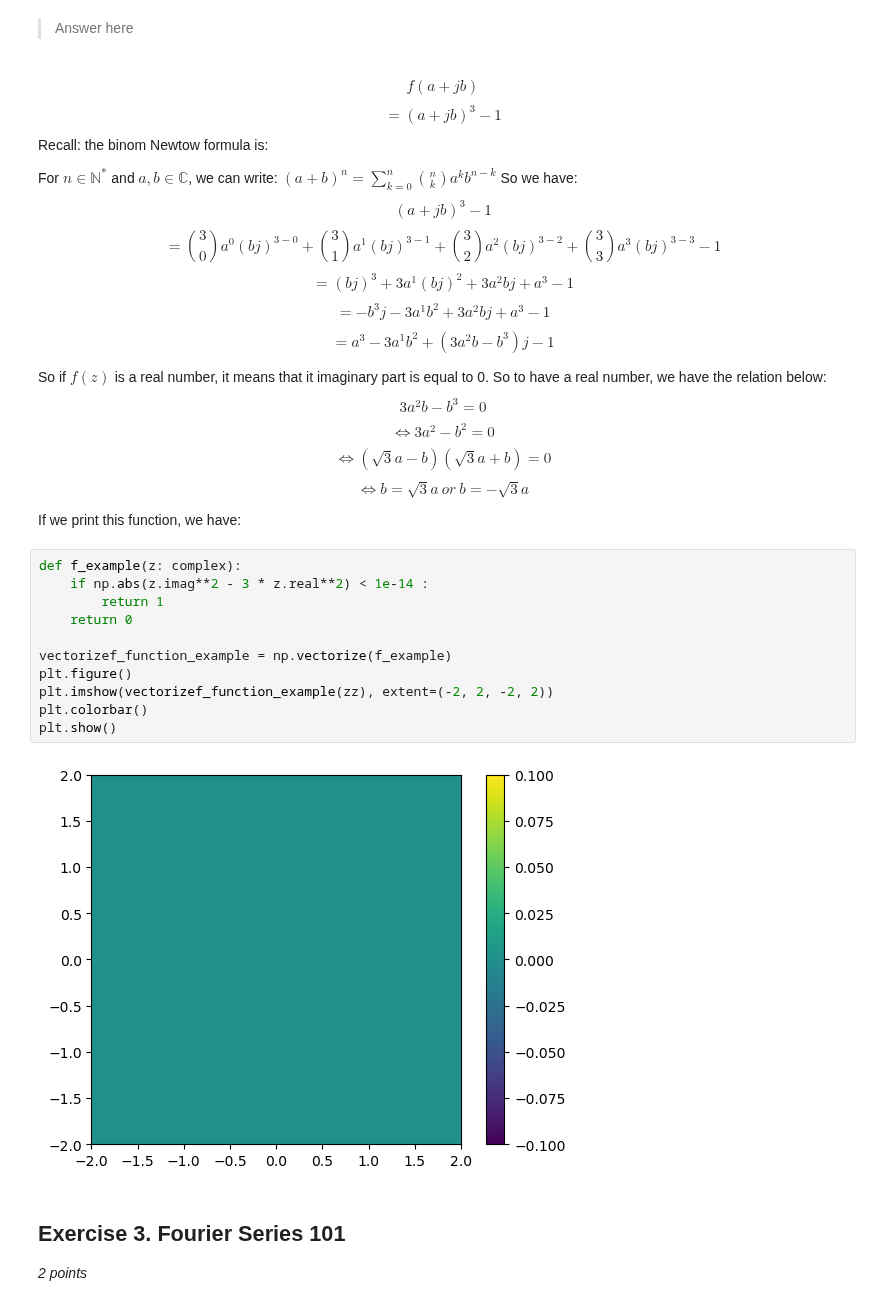
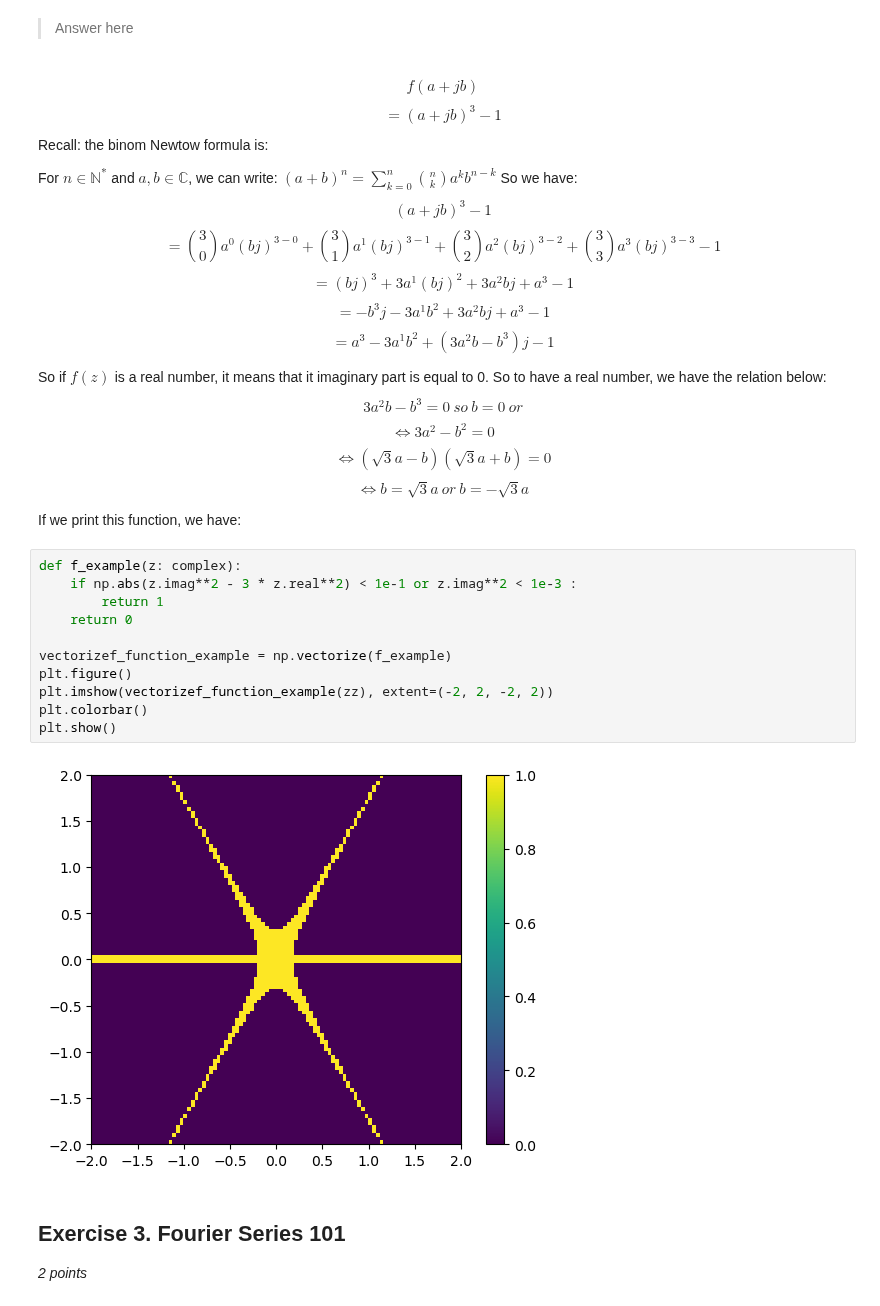
Before and after one commit to Arkanthara/digital_image_processing, a Jupyter notebook: TP7_donnet_michel.ipynb, the cells around one changed output. Drawn from its saved outputs; the diff is of its cells as text.

```diff
--- a/TP7_donnet_michel.ipynb
+++ b/TP7_donnet_michel.ipynb
@@ -257,25 +270,25 @@ $$=-b^3j -3 a^1b^2 + 3a^2bj + a^3 - 1$$
 $$=a^3 - 3a^1b^2 + (3a^2b - b^3)j - 1$$
 
 So if $f(z)$ is a real number, it means that it imaginary part is equal to 0. So to have a real number, we have the relation below:
-$$3a^2b - b^3 = 0$$
-$$\Leftrightarrow 3a^2 - b^2 = 0$$
+$$3a^2b - b^3 = 0 \ so \ b = 0 \ or$$
+$$\Leftrightarrow 3a^2 - b^2 = 0 $$
 $$\Leftrightarrow (\sqrt{3}a - b)(\sqrt{3}a + b) = 0$$
 $$\Leftrightarrow b = \sqrt{3}a\ or \ b = -\sqrt{3}a$$
 
 If we print this function, we have:
 # %%
 def f_example(z: complex):
-    if np.abs(z.imag**2 - 3 * z.real**2) < 1e-14 :
+    if np.abs(z.imag**2 - 3 * z.real**2) < 1e-1 or z.imag**2 < 1e-3 :
         return 1
     return 0
 
 vectorizef_function_example = np.vectorize(f_example)
 plt.figure()
 plt.imshow(vectorizef_function_example(zz), extent=(-2, 2, -2, 2))
 plt.colorbar()
 plt.show()
 # %% [output]
-[figure, old version]
+[figure, new version]
 # %% [markdown]
 ## Exercise 3. Fourier Series 101
 *2 points*
```
Also changed, not shown: parts of 5 cells of this notebook.
